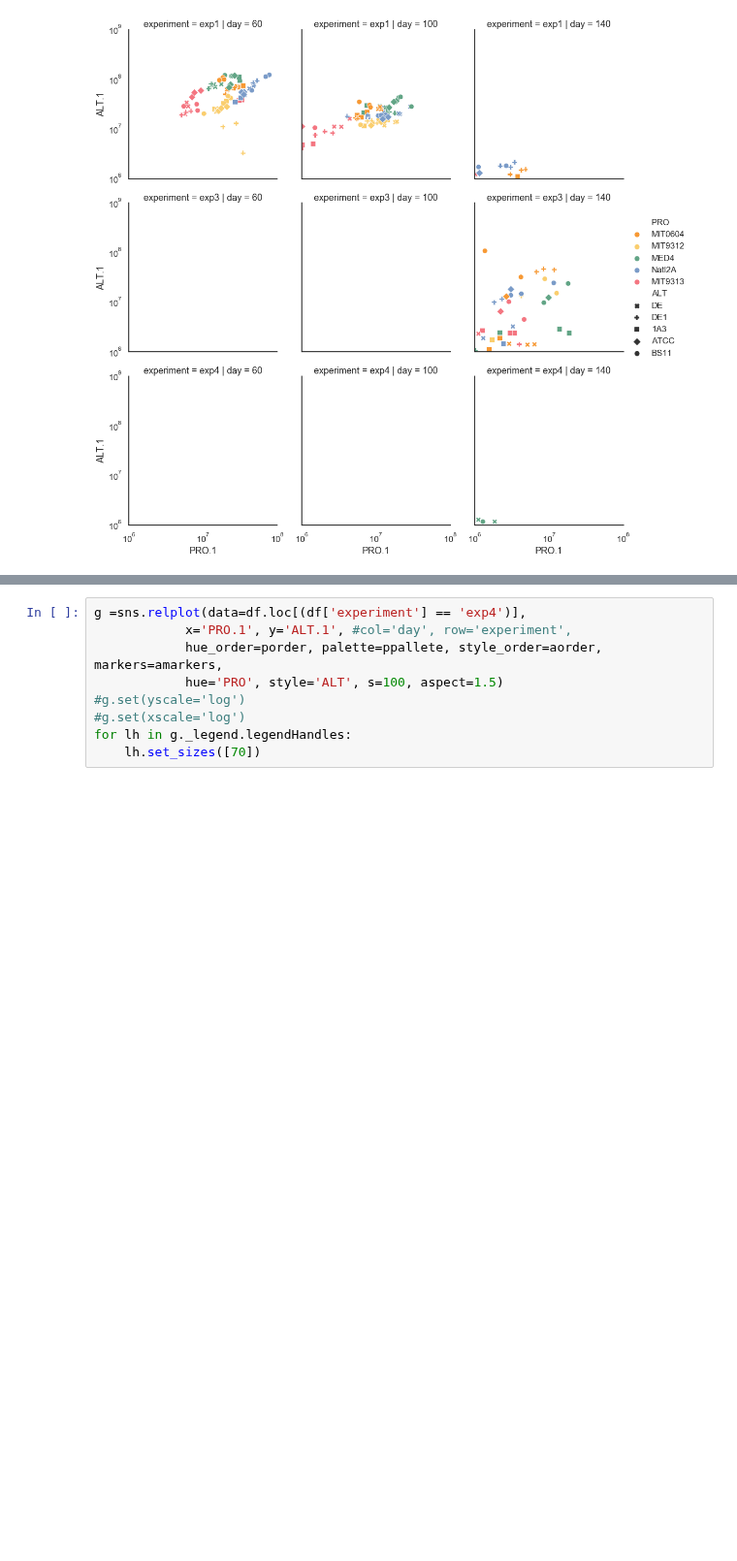
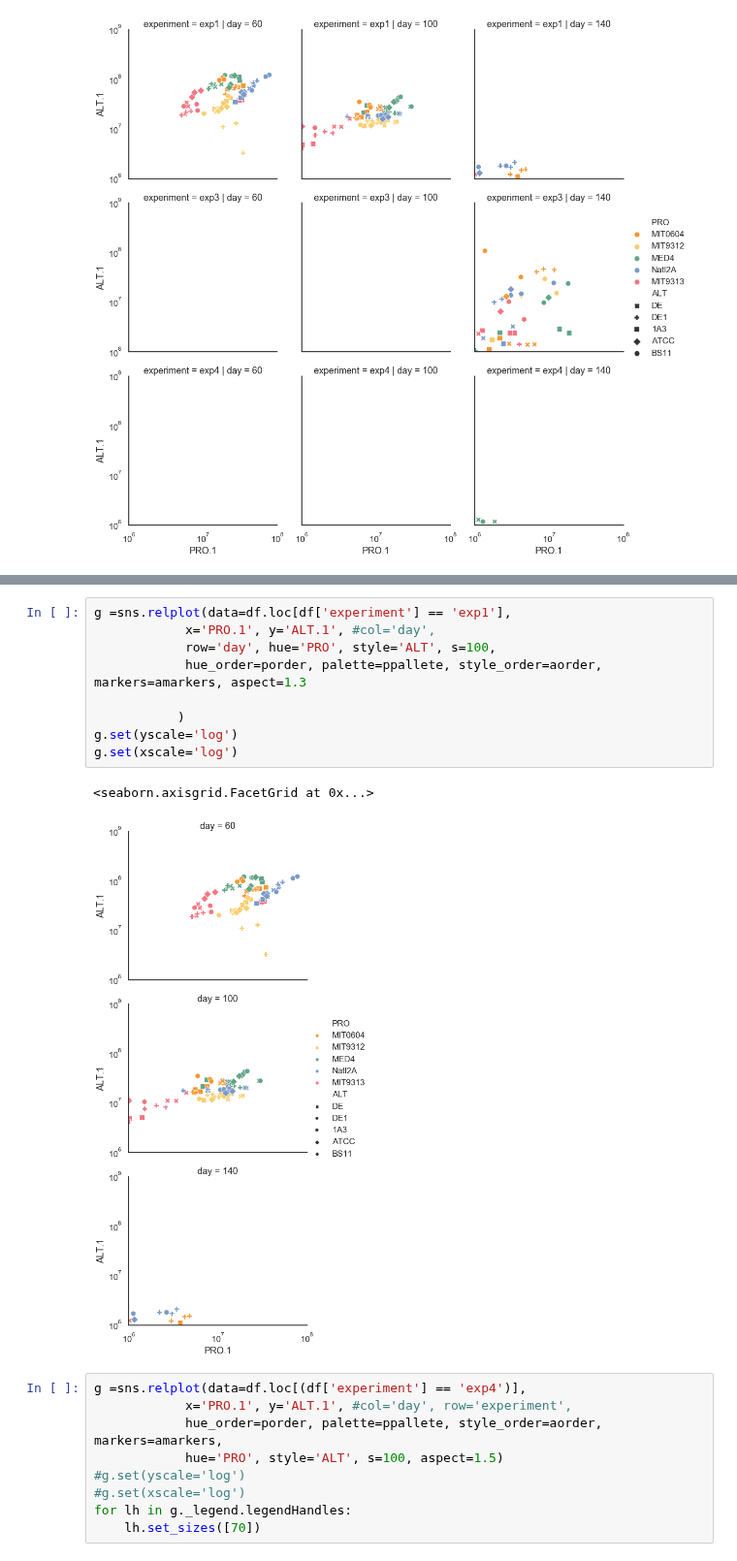
Before and after one commit to wosnat/ccpa, a Jupyter notebook: ccpa_paper_dec_2019-FCM.ipynb, the cells around one changed output, grey strips where cells are left out. Shown at 97% size. Saved outputs shown, nothing was run; the diff lists cells and outputs as text; blank space fills up the shorter version.

```diff
--- a/ccpa_paper_dec_2019-FCM.ipynb
+++ b/ccpa_paper_dec_2019-FCM.ipynb
@@ -147,3 +148,15 @@ g.set(xscale='log')
+# %%
+g =sns.relplot(data=df.loc[df['experiment'] == 'exp1'],
+            x='PRO.1', y='ALT.1', #col='day',
+            row='day', hue='PRO', style='ALT', s=100,
+            hue_order=porder, palette=ppallete, style_order=aorder, markers=amarkers, aspect=1.3
+
+           )
+g.set(yscale='log')
+g.set(xscale='log')
+# %% [output]
+<seaborn.axisgrid.FacetGrid at 0x...>
+[figure, added]
 # %%
 g =sns.relplot(data=df.loc[(df['experiment'] == 'exp4')],
             x='PRO.1', y='ALT.1', #col='day', row='experiment',
```
Also changed, not shown: parts of 7 cells of this notebook, 1 other file.
